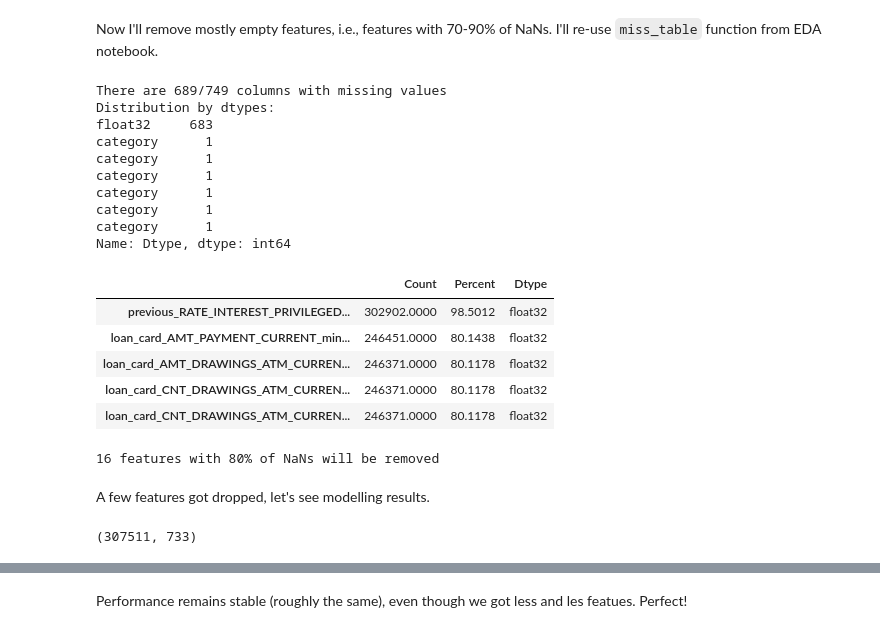
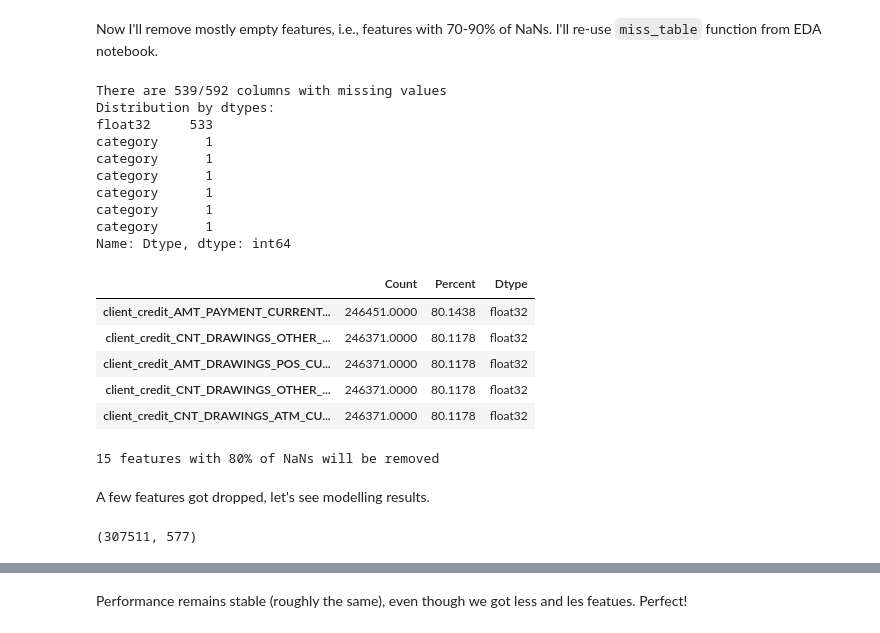
Before and after one commit to akimalikhanov/w, a Jupyter notebook: 3_Feature_Selection.ipynb, the cells around one changed output, grey strips where cells are left out. Saved outputs shown, nothing was run; the diff lists cells and outputs as text; code cells hidden in the pictures.

```diff
--- a/3_Feature_Selection.ipynb
+++ b/3_Feature_Selection.ipynb
@@ -66,5 +22,5 @@ def custom_lgbm_cv_small(features, target, k=5):
 # %%
-train=pd.read_csv('../data/full_train.csv')
+train=pd.read_csv('../data/train_previous_raw.csv')
 train=convert_types(train, print_info=True)
 train.shape
 # %% [output]
@@ -95,0 +42,3 @@ upper.to_csv('../data/corr_mat.csv')
+# %%
+upper=pd.read_csv('../data/corr_mat.csv').iloc[:, 1:]
+upper.head()
@@ -155,46 +114,35 @@ Well, there are much less features, training is faster and results are almost th
 # %% [markdown]
 Now I'll remove mostly empty features, i.e., features with 70-90% of NaNs. I'll re-use `miss_table` function from EDA notebook.
 # %%
-def miss_table(data):
-    miss_table=data.isna().sum().to_frame(name='Count')
-    miss_table['Percent']=miss_table['Count']/len(data)*100
-    miss_table['Dtype']=data.dtypes[miss_table.index]
-    miss_table['Count']=miss_table['Count'].replace({0: np.nan})
-    miss_table=miss_table.dropna()
-    print(f"There are {len(miss_table)}/{data.shape[1]} columns with missing values")
-    print('Distribution by dtypes:')
-    print(miss_table['Dtype'].value_counts())
-    return miss_table.sort_values(by='Count', ascending=False)
-
 mt=miss_table(train)
 mt.head()
 # %% [output]
-There are 689/749 columns with missing values
+There are 539/592 columns with missing values
 Distribution by dtypes:
-float32     683
+float32     533
 category      1
 category      1
 category      1
 category      1
 category      1
 category      1
 Name: Dtype, dtype: int64
 |  | Count | Percent | Dtype |
-| previous_RATE_INTEREST_PRIVILEGED... | 302902.0000 | 98.5012 | float32 |
-| loan_card_AMT_PAYMENT_CURRENT_min... | 246451.0000 | 80.1438 | float32 |
-| loan_card_AMT_DRAWINGS_ATM_CURREN... | 246371.0000 | 80.1178 | float32 |
-| loan_card_CNT_DRAWINGS_ATM_CURREN... | 246371.0000 | 80.1178 | float32 |
-| loan_card_CNT_DRAWINGS_ATM_CURREN... | 246371.0000 | 80.1178 | float32 |
+| client_credit_AMT_PAYMENT_CURRENT... | 246451.0000 | 80.1438 | float32 |
+| client_credit_CNT_DRAWINGS_OTHER_... | 246371.0000 | 80.1178 | float32 |
+| client_credit_AMT_DRAWINGS_POS_CU... | 246371.0000 | 80.1178 | float32 |
+| client_credit_CNT_DRAWINGS_OTHER_... | 246371.0000 | 80.1178 | float32 |
+| client_credit_CNT_DRAWINGS_ATM_CU... | 246371.0000 | 80.1178 | float32 |
 # %%
 thresh=80
 to_drop=mt.loc[mt['Percent']>thresh].index
 print(f'{len(to_drop)} features with {thresh}% of NaNs will be removed')
 # %% [output]
-16 features with 80% of NaNs will be removed
+15 features with 80% of NaNs will be removed
 # %% [markdown]
 A few features got dropped, let's see modelling results.
 # %%
 train=train.drop(to_drop, axis=1)
 train.shape
 # %% [output]
-(307511, 733)
+(307511, 577)
```
Also changed, not shown: parts of 33 cells of this notebook.
